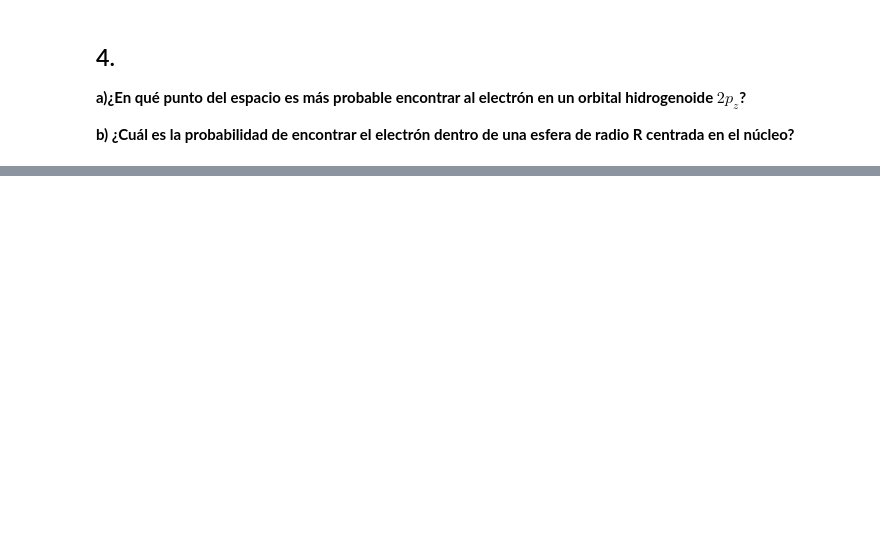
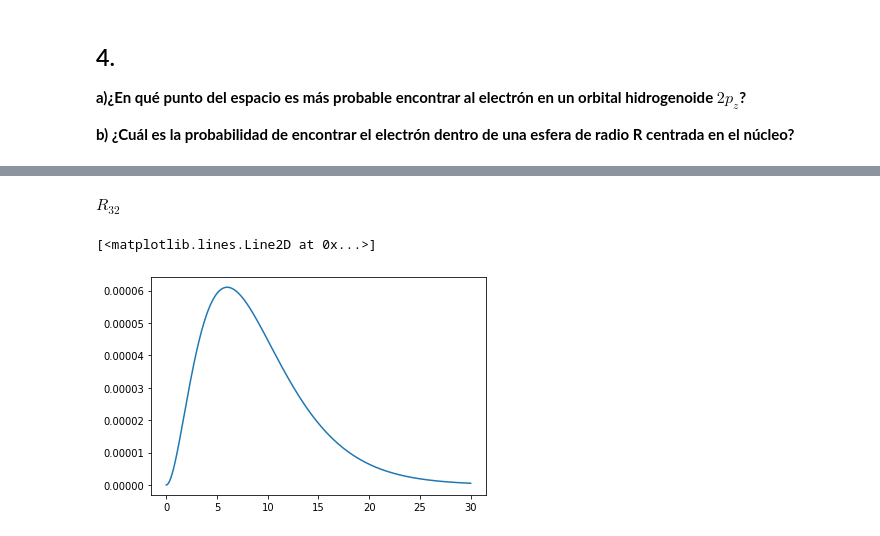
Before and after one commit to IPalos/AtomicaMolecular, a Jupyter notebook: Ejercicios Resueltos Lista 1.ipynb, the cells around one changed output, grey strips where cells are left out. Saved outputs shown, nothing was run; the diff lists cells and outputs as text; code cells hidden in the pictures; blank space fills up the shorter version.

```diff
--- a/Ejercicios Resueltos Lista 1.ipynb
+++ b/Ejercicios Resueltos Lista 1.ipynb
@@ -180,0 +232,9 @@ El máximo se encuentra a  4.0  radios de bohr del centro del átomo
+# %%
+#Calculo de la integral
+r=sm.Symbol("r",real=True)
+R=sm.Symbol("R")
+K=sm.Symbol("K")
+res= sm.simplify( sm.integrate(K*sm.exp(-r)*r**4,(r,0,R)) )
+
+print ("\n\n La probabilidad de encontrar un electrón 2pz en una esfera de radio R es: ")
+res
@@ -180,0 +414,15 @@ El máximo se encuentra a  4.0  radios de bohr del centro del átomo
+# %%
+
+r=np.arange(0,30,0.0001)
+
+R32=R(r,3,2)
+print("\n")
+display(Math(r'R_{32}'))
+print("\n")
+
+
+plt.plot(r,R32)
+# %% [output]
+$\displaystyle R_{32}$
+[<matplotlib.lines.Line2D at 0x...>]
+[figure, added]
```
Also changed, not shown: parts of 35 cells of this notebook, 1 other file.
